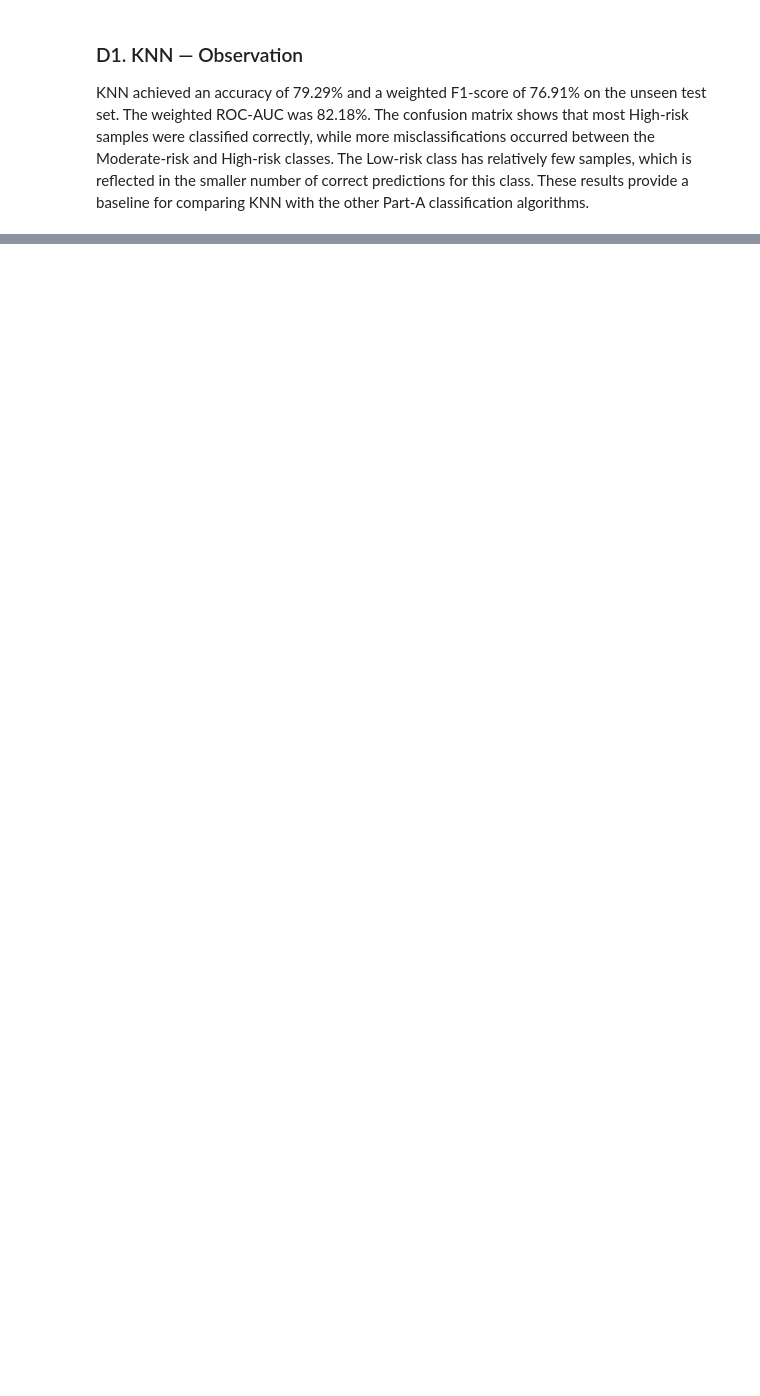
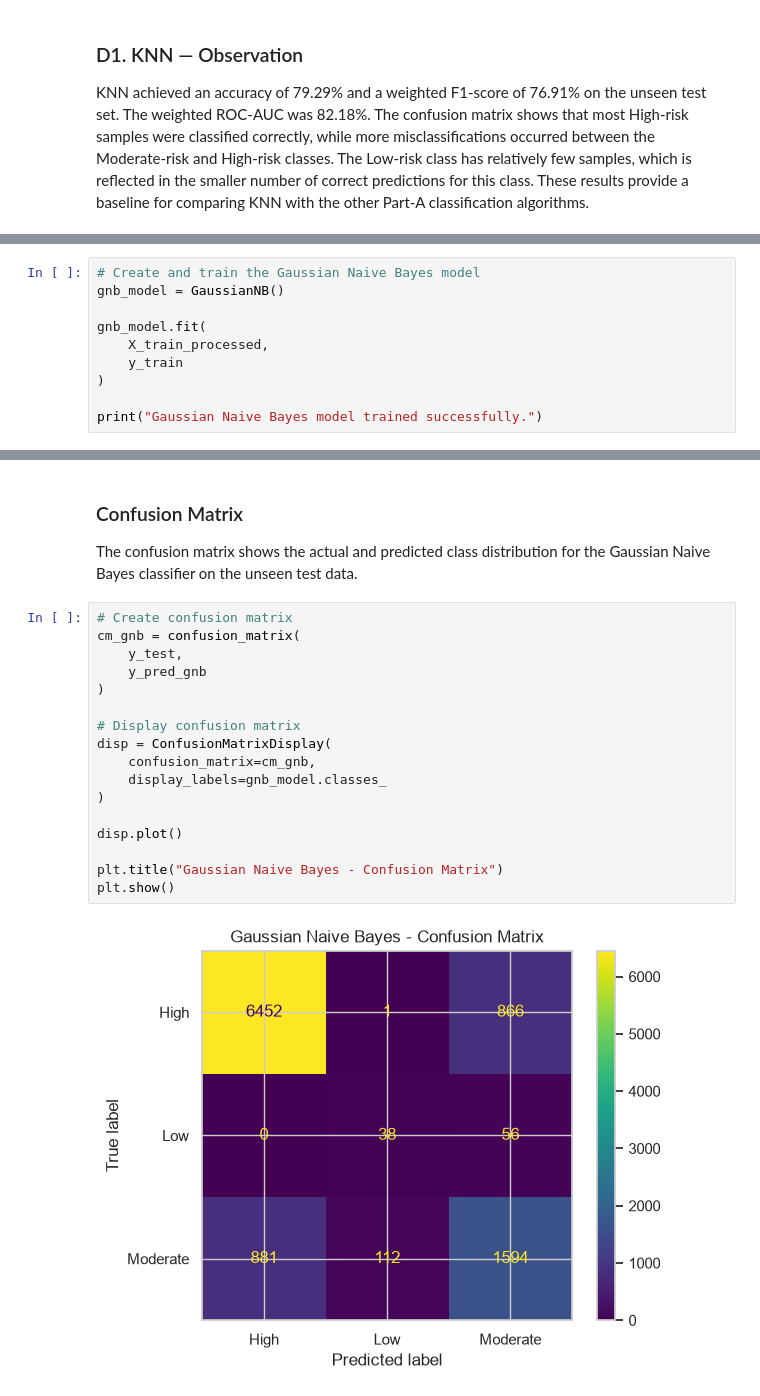
Before and after one commit to MohithKumar128/ML-301, a Jupyter notebook: notebooks/classification.ipynb, the cells around one changed output, grey strips where cells are left out. Saved outputs shown, nothing was run; the diff lists cells and outputs as text; blank space fills up the shorter version.

Commit message:
Add Gaussian Naive Bayes classification model

```diff
--- a/notebooks/classification.ipynb
+++ b/notebooks/classification.ipynb
@@ -948,0 +955,10 @@ KNN achieved an accuracy of 79.29% and a weighted F1-score of 76.91% on the unse
+# %%
+# Create and train the Gaussian Naive Bayes model
+gnb_model = GaussianNB()
+
+gnb_model.fit(
+    X_train_processed,
+    y_train
+)
+
+print("Gaussian Naive Bayes model trained successfully.")
@@ -948,0 +1048,23 @@ KNN achieved an accuracy of 79.29% and a weighted F1-score of 76.91% on the unse
+# %% [markdown]
+### Confusion Matrix
+
+The confusion matrix shows the actual and predicted class distribution for the Gaussian Naive Bayes classifier on the unseen test data.
+# %%
+# Create confusion matrix
+cm_gnb = confusion_matrix(
+    y_test,
+    y_pred_gnb
+)
+
+# Display confusion matrix
+disp = ConfusionMatrixDisplay(
+    confusion_matrix=cm_gnb,
+    display_labels=gnb_model.classes_
+)
+
+disp.plot()
+
+plt.title("Gaussian Naive Bayes - Confusion Matrix")
+plt.show()
+# %% [output]
+[figure, added]
```
Also changed, not shown: parts of 6 cells of this notebook, 1 other file.
